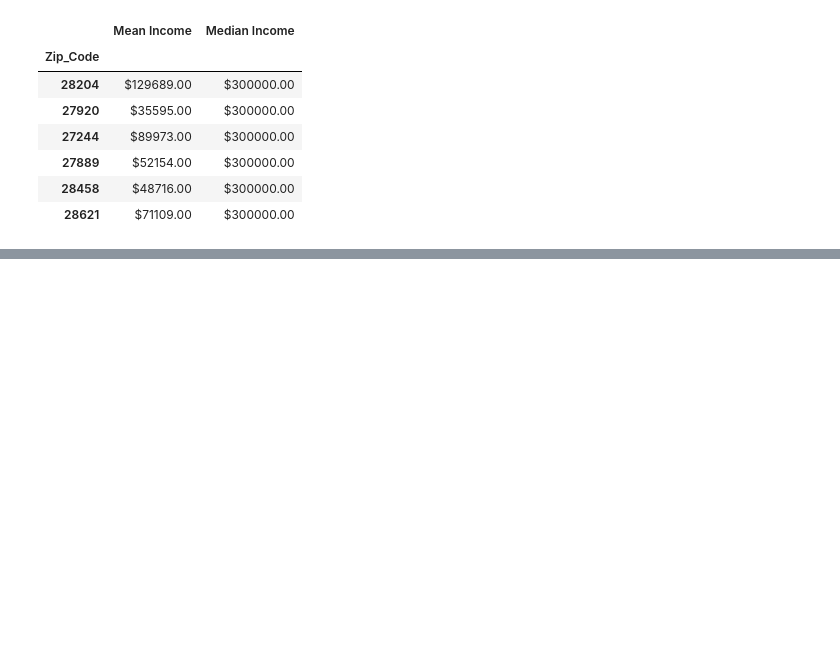
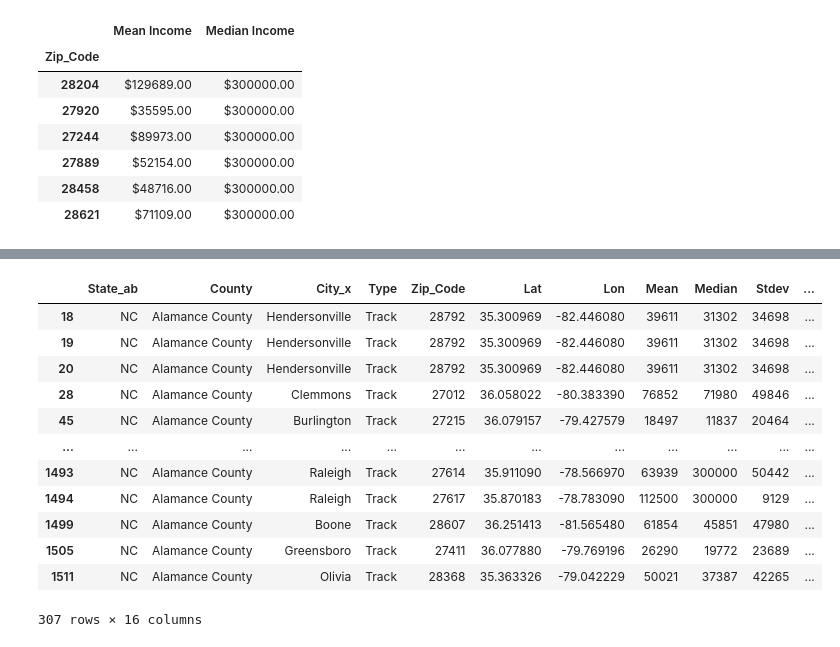
Before and after one commit to AnaLindaPenny/project-one, a Jupyter notebook: Resources/Income Analysis.ipynb, the cells around one changed output, grey strips where cells are left out. Drawn from its saved outputs; the diff is of its cells as text; code cells hidden in the pictures; blank space fills up the shorter version.

```diff
--- a/Resources/Income Analysis.ipynb
+++ b/Resources/Income Analysis.ipynb
@@ -358,0 +398,17 @@ plt.savefig("../Images/Median_Income_Zip.png")
+# %%
+result_df = merge_df.drop_duplicates(["Store Name"], keep='last')
+result_df
+# %% [output]
+|  | State_ab | County | City_x | Type | Zip_Code | Lat | Lon | Mean | Median | Stdev | ... |
+| 18 | NC | Alamance County | Hendersonville | Track | 28792 | 35.300969 | -82.446080 | 39611 | 31302 | 34698 | ... |
+| 19 | NC | Alamance County | Hendersonville | Track | 28792 | 35.300969 | -82.446080 | 39611 | 31302 | 34698 | ... |
+| 20 | NC | Alamance County | Hendersonville | Track | 28792 | 35.300969 | -82.446080 | 39611 | 31302 | 34698 | ... |
+| 28 | NC | Alamance County | Clemmons | Track | 27012 | 36.058022 | -80.383390 | 76852 | 71980 | 49846 | ... |
+| 45 | NC | Alamance County | Burlington | Track | 27215 | 36.079157 | -79.427579 | 18497 | 11837 | 20464 | ... |
+| ... | ... | ... | ... | ... | ... | ... | ... | ... | ... | ... | ... |
+| 1493 | NC | Alamance County | Raleigh | Track | 27614 | 35.911090 | -78.566970 | 63939 | 300000 | 50442 | ... |
+| 1494 | NC | Alamance County | Raleigh | Track | 27617 | 35.870183 | -78.783090 | 112500 | 300000 | 9129 | ... |
+| 1499 | NC | Alamance County | Boone | Track | 28607 | 36.251413 | -81.565480 | 61854 | 45851 | 47980 | ... |
+| 1505 | NC | Alamance County | Greensboro | Track | 27411 | 36.077880 | -79.769196 | 26290 | 19772 | 23689 | ... |
+| 1511 | NC | Alamance County | Olivia | Track | 28368 | 35.363326 | -79.042229 | 50021 | 37387 | 42265 | ... |
+307 rows × 16 columns
```
Also changed, not shown: parts of 14 cells of this notebook, 3 other files.
